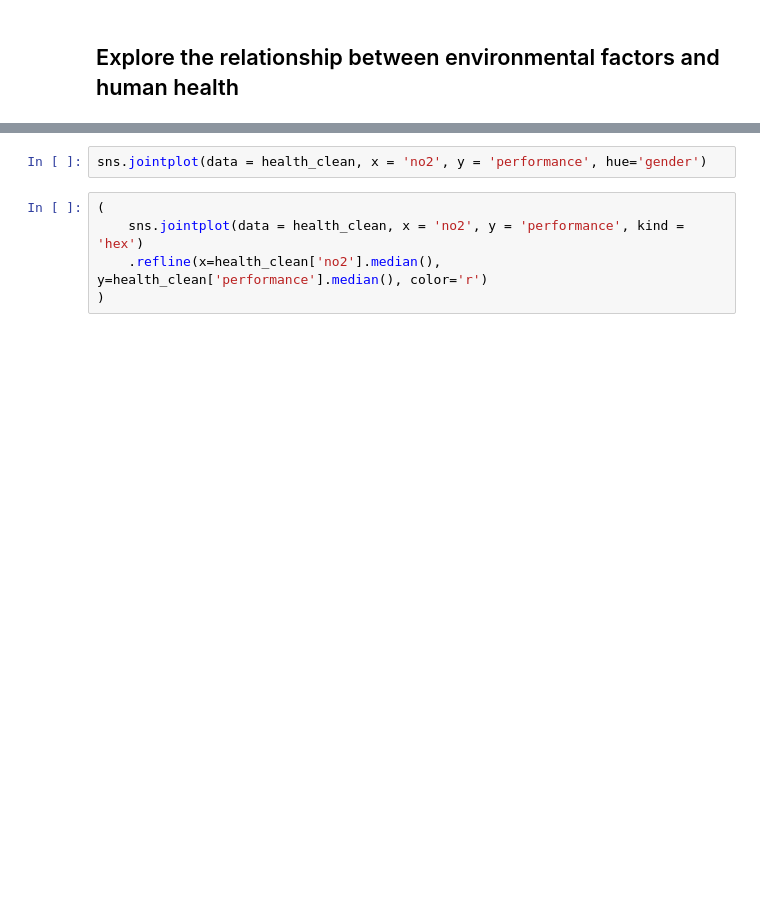
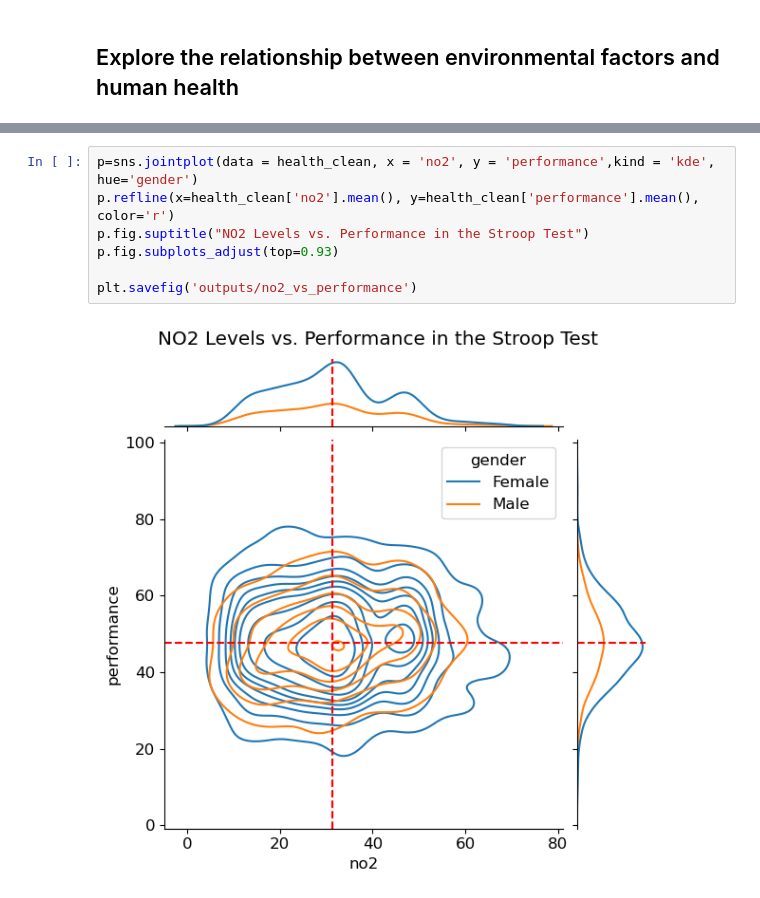
Before and after one commit to UCB-stat-159-s23/project-Group18, a Jupyter notebook: PollutantsVsWellbeing.ipynb, the cells around one changed output, grey strips where cells are left out. Cells and saved outputs as stored; diff of their text form; blank space fills up the shorter version.

```diff
--- a/PollutantsVsWellbeing.ipynb
+++ b/PollutantsVsWellbeing.ipynb
@@ -17,8 +29,10 @@ sns.pairplot(health_clean,
 # %%
-sns.jointplot(data = health_clean, x = 'no2', y = 'performance', hue='gender')
+p=sns.jointplot(data = health_clean, x = 'no2', y = 'performance',kind = 'kde', hue='gender')
+p.refline(x=health_clean['no2'].mean(), y=health_clean['performance'].mean(), color='r')
+p.fig.suptitle("NO2 Levels vs. Performance in the Stroop Test")
+p.fig.subplots_adjust(top=0.93)
+
+plt.savefig('outputs/no2_vs_performance')
+# %% [output]
+[figure, added]
-# %%
-(
-    sns.jointplot(data = health_clean, x = 'no2', y = 'performance', kind = 'hex')
-    .refline(x=health_clean['no2'].median(), y=health_clean['performance'].median(), color='r')
-)
 # %%
```
Also changed, not shown: parts of 7 cells of this notebook.
